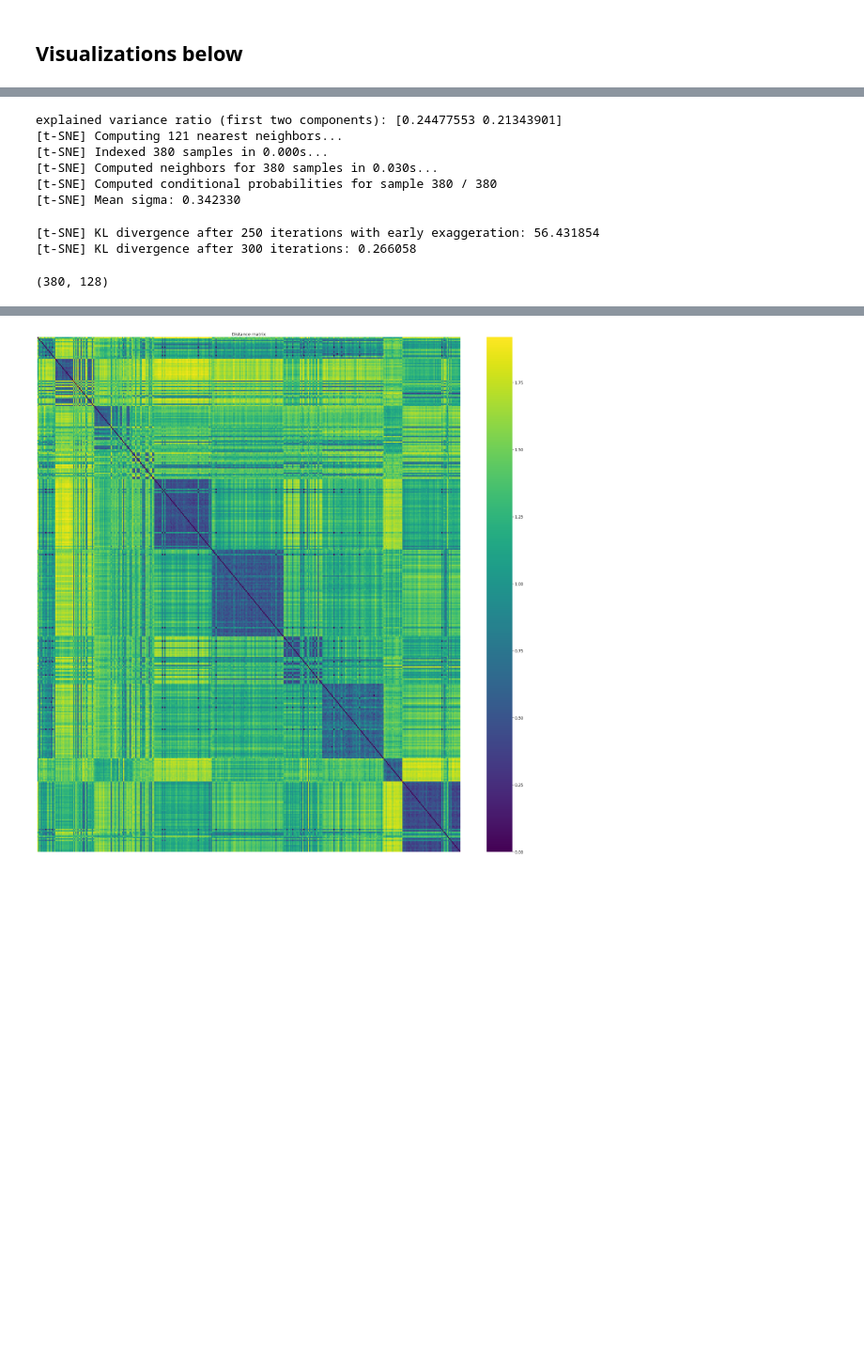
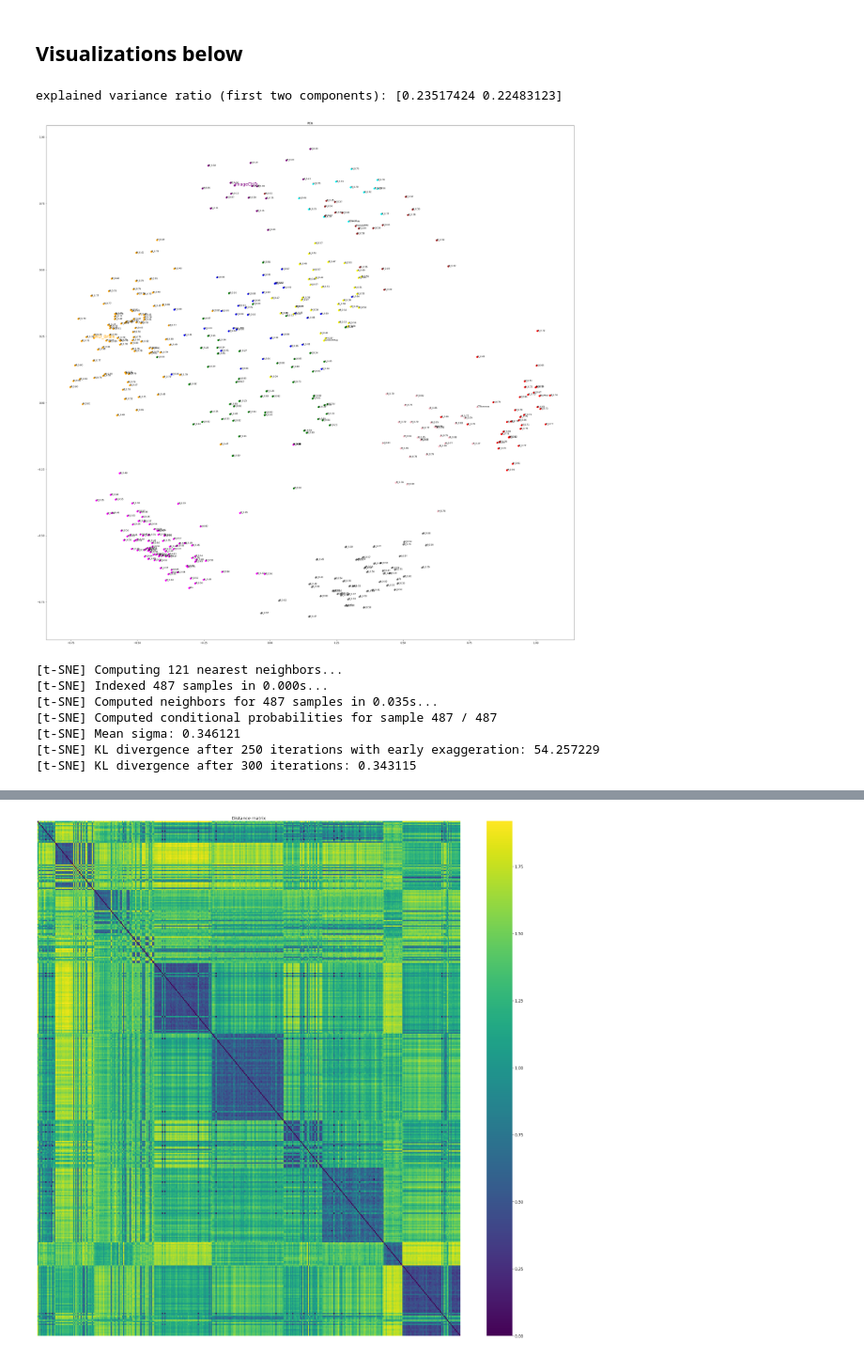
Before and after one commit to shikhar-srivastava/TANS, a Jupyter notebook: viz.ipynb, the cells around one changed output, grey strips where cells are left out. Shown at 94% size. Drawn from its saved outputs; the diff is of its cells as text; code cells hidden in the pictures; blank space fills up the shorter version.

```diff
--- a/viz.ipynb
+++ b/viz.ipynb
@@ -7,7 +8,7 @@ path = '/nfs/users/ext_shikhar.srivastava/workspace/TANS/outcomes/ours/20220226_
 saved_model_path = path +'/saved_model.pt'
 saved_model_max_recall_path = path + '/saved_model_max_recall.pt'
 # %%
-take = saved_model_path
+take = saved_model_max_recall_path
 # %%
 
 import torch
@@ -183,13 +290,15 @@ import torch
 data_emb_list = list()
 n_datasets = 100
 i = 1
-for dataset in list(set(model_zoo['dataset']) - set(['RSNAXRay'])):
+for dataset in list(set(model_zoo['dataset'])):
     enc = enc_q([torch.stack(query[dataset]['x_query_train'])])
-    d_emb = {'name': f'D_{dataset}', 'emb': enc.detach().cpu().numpy(), 'dataset': dataset,  'color':i}
+    d_emb = {'name': f'{dataset}', 'emb': enc.detach().cpu().numpy(), 'dataset': dataset,  'color':i, 'type': 'data'}
+    for key, value in DATASET_ATTR[dataset].items():
+        d_emb[key] = value
+
     data_emb_list.append(d_emb)
 
     dataset_models = f_model_zoo[f_model_zoo['dataset'] == dataset]
-
 
     # iterate over dataframe
 
@@ -197,10 +306,11 @@ for dataset in list(set(model_zoo['dataset']) - set(['RSNAXRay'])):
         #model_name = row['model_name']
         #topol = torch.tensor(process_topol(row['topol']))
         enc = enc_m(torch.tensor(row['f_emb']).unsqueeze(0))
-        m_emb = {'name': 'M_%.2f'%(row["acc"]), \
+        m_emb = {'name': 'M_%.2f'%(row["f1"]), \
             'emb': enc.squeeze().detach().cpu().numpy(), \
-            'color':i\
+            'color':i, 'type': 'model'
             }
+
         row_dict = row.to_dict()
         for key, value in row_dict.items():
            m_emb[key] = value
@@ -383,0 +447,4 @@ mean, std
+# %%
+x = []
+if x == []:
+    print('Yes')
@@ -383,0 +610,13 @@ mean, std
+# %%
+# Plot heatmap for fil with pred_f1 as values and source_organ as x-axis and target_organ as y-axis
+import seaborn as sns
+sns.set(style="whitegrid")
+sns.set(font_scale=1.5)
+sns.set_context("talk")
+
+def plot_heatmap(fil, x_label, y_label, title, cmap = 'RdYlGn'):
+    sns.heatmap(fil, xticklabels=fil[x_label].unique(), yticklabels=fil[y_label].unique(), cmap=cmap)
+    plt.title(title)
+    plt.xlabel(x_label)
+    plt.ylabel(y_label)
+    plt.show()
@@ -402,29 +795,49 @@ def visualize_embeddings(data_emb_list, title, method, return_emb=True):
 
     # Visualize embeddings
     if method == 'tsne':
         tsne = TSNE(n_components=2, verbose=1, perplexity=40, n_iter=300)
         results = tsne.fit_transform([d['emb'] for d in data_emb_list])
     elif method == 'pca':
         pca = PCA(n_components=2)
         results = pca.fit_transform([d['emb'] for d in data_emb_list])
         # print explained variance
         print('explained variance ratio (first two components): %s' % str(pca.explained_variance_ratio_))
 
     elif method =='isomap':
         isomap = Isomap(n_components=2)
         results = isomap.fit_transform([d['emb'] for d in data_emb_list])
     elif method == 'lle':
         lle = LocallyLinearEmbedding(n_components=2)
         results = lle.fit_transform([d['emb'] for d in data_emb_list])
 
     if return_emb:
         return results
 
     plt.figure(figsize=(40, 40))
 
     for i, d in enumerate(data_emb_list):
         x, y = results[i, :]
         plt.scatter(x, y, c=colors[d['color']-1], s=50)
         plt.annotate(d['name'], (x, y), fontsize=18 if 'D' in d['name'] else 9, color=colors[d['color']-1] if 'D' in d['name'] else 'black')
     plt.title(title)
     plt.show()
+
+d = dict()
+return_emb = False
+d['pca'] = visualize_embeddings(data_emb_list, 'PCA', 'pca', return_emb=return_emb)
+d['tsne'] = visualize_embeddings(data_emb_list, 't-SNE', 'tsne', return_emb=return_emb)
+d['isomap'] = visualize_embeddings(data_emb_list, 'Isomap', 'isomap', return_emb=return_emb)
+d['lle'] = visualize_embeddings(data_emb_list, 'Locally Linear Embedding', 'lle', return_emb=return_emb)
+import pandas as pd
+true = pd.DataFrame(data_emb_list)
+true_emb = np.array(pd.DataFrame(true['emb']).values.tolist()).squeeze(1)
+# %% [output]
+explained variance ratio (first two components): [0.23517424 0.22483123]
+[figure, added]
+[t-SNE] Computing 121 nearest neighbors...
+[t-SNE] Indexed 487 samples in 0.000s...
+[t-SNE] Computed neighbors for 487 samples in 0.035s...
+[t-SNE] Computed conditional probabilities for sample 487 / 487
+[t-SNE] Mean sigma: 0.346121
+[t-SNE] KL divergence after 250 iterations with early exaggeration: 54.257229
+[t-SNE] KL divergence after 300 iterations: 0.343115
@@ -431,15 +846,0 @@ def visualize_embeddings(data_emb_list, title, method, return_emb=True):
-# %%
-d = dict()
-d['pca'] = visualize_embeddings(data_emb_list, 'PCA', 'pca', return_emb=True)
-d['tsne'] = visualize_embeddings(data_emb_list, 't-SNE', 'tsne', return_emb=True)
-d['isomap'] = visualize_embeddings(data_emb_list, 'Isomap', 'isomap', return_emb=True)
-d['lle'] = visualize_embeddings(data_emb_list, 'Locally Linear Embedding', 'lle', return_emb=True)
-# %% [output]
-explained variance ratio (first two components): [0.24477553 0.21343901]
-[t-SNE] Computing 121 nearest neighbors...
-[t-SNE] Indexed 380 samples in 0.000s...
-[t-SNE] Computed neighbors for 380 samples in 0.030s...
-[t-SNE] Computed conditional probabilities for sample 380 / 380
-[t-SNE] Mean sigma: 0.342330
-[t-SNE] KL divergence after 250 iterations with early exaggeration: 56.431854
-[t-SNE] KL divergence after 300 iterations: 0.266058
@@ -450,7 +847,3 @@ true_emb = np.array(pd.DataFrame(true['emb']).values.tolist()).squeeze(1)
-# %%
-true_emb.shape
-# %% [output]
-(380, 128)
 # %%
 # Compute the distance matrix
 from scipy.spatial.distance import pdist, squareform
```
Also changed, not shown: parts of 83 cells of this notebook, 24 other files.
